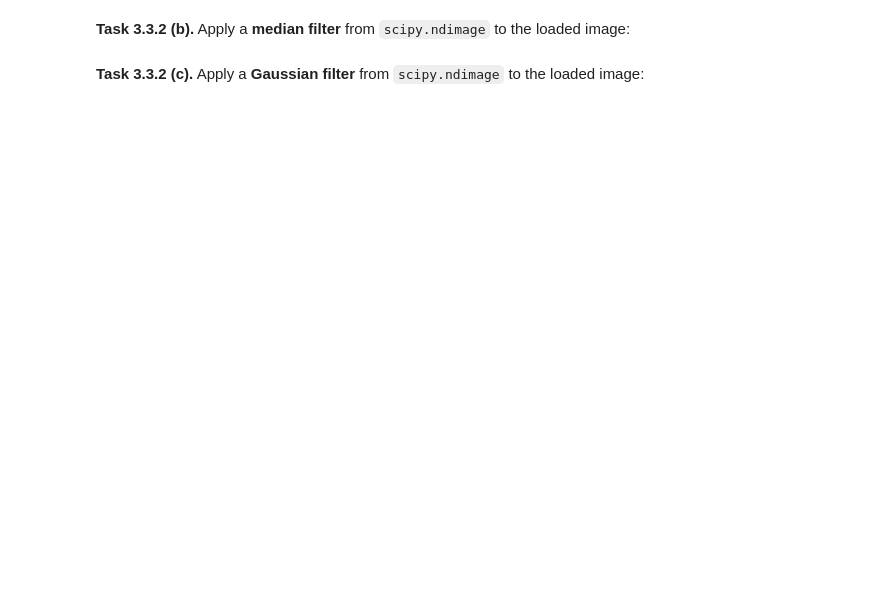
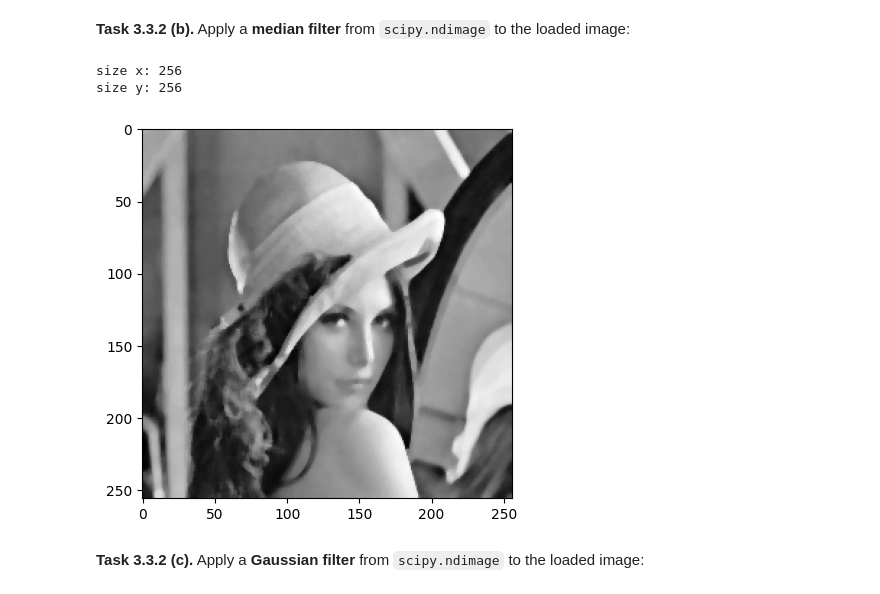
Before and after one commit to svenleukert/mobi-fs3-python, a Jupyter notebook: task3.ipynb, the cells around one changed output. Cells and saved outputs as stored; diff of their text form; code cells hidden in the pictures; blank space fills up the shorter version.

```diff
--- a/task3.ipynb
+++ b/task3.ipynb
@@ -112,4 +116,13 @@ print(3.019607976078987/0.5764706)
 # %% [markdown]
 **<a id="#">Task 3.3.2 (b).</a>** Apply a **median filter** from `scipy.ndimage` to the loaded image:
+# %%
+img_scipy_median=scipy.ndimage.median_filter(img, 5)
+plt.imshow(img_scipy_median,"gray")
+print("size x: "+str(img_scipy_median.shape[1]))
+print("size y: "+str(img_scipy_median.shape[0]))
+# %% [output]
+size x: 256
+size y: 256
+[figure, added]
 # %% [markdown]
 **<a id="#">Task 3.3.2 (c).</a>** Apply a **Gaussian filter** from `scipy.ndimage` to the loaded image:
```
Also changed, not shown: parts of 7 cells of this notebook.
